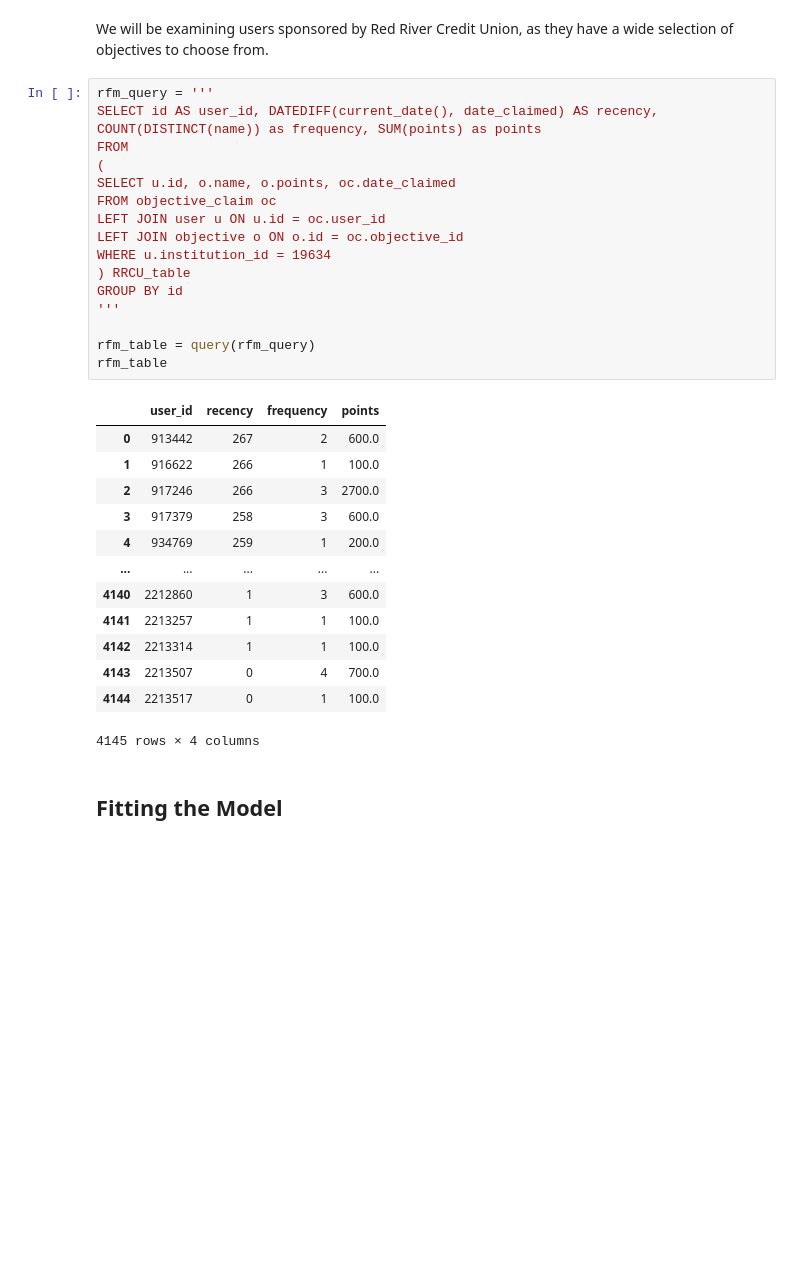
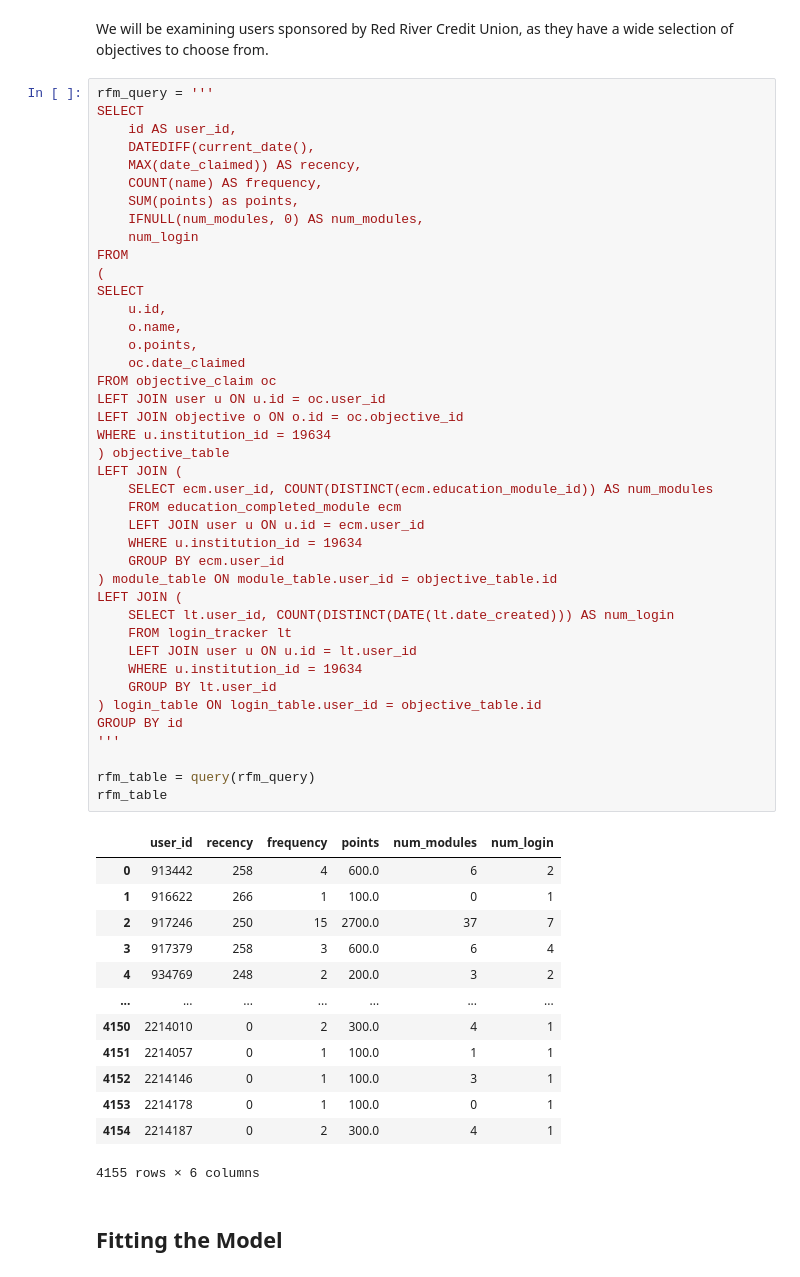
Before and after one commit to wganalytica/zogo-offer-personalization, a Jupyter notebook: User Segmentation RFM Model.ipynb, the cells around one changed output. Drawn from its saved outputs; the diff is of its cells as text; blank space fills up the shorter version.

```diff
--- a/User Segmentation RFM Model.ipynb
+++ b/User Segmentation RFM Model.ipynb
@@ -48,34 +48,59 @@ def query(sql):
 We will be examining users sponsored by Red River Credit Union, as they have a wide selection of objectives to choose from.
 # %%
 rfm_query = '''
-SELECT id AS user_id, DATEDIFF(current_date(), date_claimed) AS recency, COUNT(DISTINCT(name)) as frequency, SUM(points) as points
+SELECT
+	id AS user_id,
+    DATEDIFF(current_date(),
+    MAX(date_claimed)) AS recency,
+    COUNT(name) AS frequency,
+    SUM(points) as points,
+    IFNULL(num_modules, 0) AS num_modules,
+    num_login
 FROM
 (
-SELECT u.id, o.name, o.points, oc.date_claimed
+SELECT
+	u.id,
+    o.name,
+    o.points,
+    oc.date_claimed
 FROM objective_claim oc
 LEFT JOIN user u ON u.id = oc.user_id
 LEFT JOIN objective o ON o.id = oc.objective_id
 WHERE u.institution_id = 19634
-) RRCU_table
+) objective_table
+LEFT JOIN (
+	SELECT ecm.user_id, COUNT(DISTINCT(ecm.education_module_id)) AS num_modules
+	FROM education_completed_module ecm
+	LEFT JOIN user u ON u.id = ecm.user_id
+	WHERE u.institution_id = 19634
+	GROUP BY ecm.user_id
+) module_table ON module_table.user_id = objective_table.id
+LEFT JOIN (
+	SELECT lt.user_id, COUNT(DISTINCT(DATE(lt.date_created))) AS num_login
+	FROM login_tracker lt
+	LEFT JOIN user u ON u.id = lt.user_id
+	WHERE u.institution_id = 19634
+	GROUP BY lt.user_id
+) login_table ON login_table.user_id = objective_table.id
 GROUP BY id
 '''
 
 rfm_table = query(rfm_query)
 rfm_table
 # %% [output]
-|  | user_id | recency | frequency | points |
-| 0 | 913442 | 267 | 2 | 600.0 |
-| 1 | 916622 | 266 | 1 | 100.0 |
-| 2 | 917246 | 266 | 3 | 2700.0 |
-| 3 | 917379 | 258 | 3 | 600.0 |
-| 4 | 934769 | 259 | 1 | 200.0 |
-| ... | ... | ... | ... | ... |
-| 4140 | 2212860 | 1 | 3 | 600.0 |
-| 4141 | 2213257 | 1 | 1 | 100.0 |
-| 4142 | 2213314 | 1 | 1 | 100.0 |
-| 4143 | 2213507 | 0 | 4 | 700.0 |
-| 4144 | 2213517 | 0 | 1 | 100.0 |
+|  | user_id | recency | frequency | points | num_modules | num_login |
+| 0 | 913442 | 258 | 4 | 600.0 | 6 | 2 |
+| 1 | 916622 | 266 | 1 | 100.0 | 0 | 1 |
+| 2 | 917246 | 250 | 15 | 2700.0 | 37 | 7 |
+| 3 | 917379 | 258 | 3 | 600.0 | 6 | 4 |
+| 4 | 934769 | 248 | 2 | 200.0 | 3 | 2 |
+| ... | ... | ... | ... | ... | ... | ... |
+| 4150 | 2214010 | 0 | 2 | 300.0 | 4 | 1 |
+| 4151 | 2214057 | 0 | 1 | 100.0 | 1 | 1 |
+| 4152 | 2214146 | 0 | 1 | 100.0 | 3 | 1 |
+| 4153 | 2214178 | 0 | 1 | 100.0 | 0 | 1 |
+| 4154 | 2214187 | 0 | 2 | 300.0 | 4 | 1 |
-4145 rows × 4 columns
+4155 rows × 6 columns
 # %% [markdown]
 ## Fitting the Model
 # %%
```
Also changed, not shown: parts of 11 cells of this notebook.
